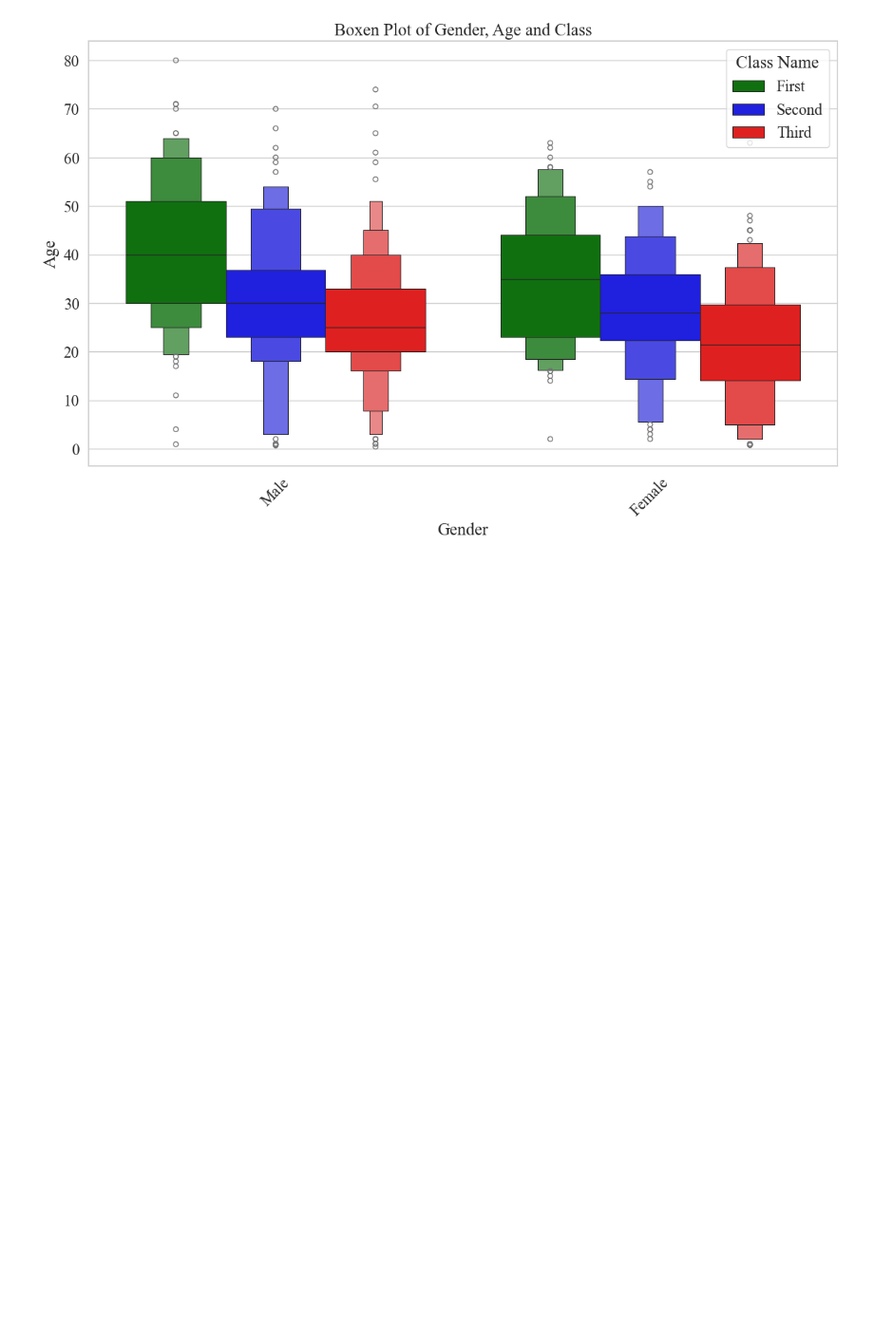
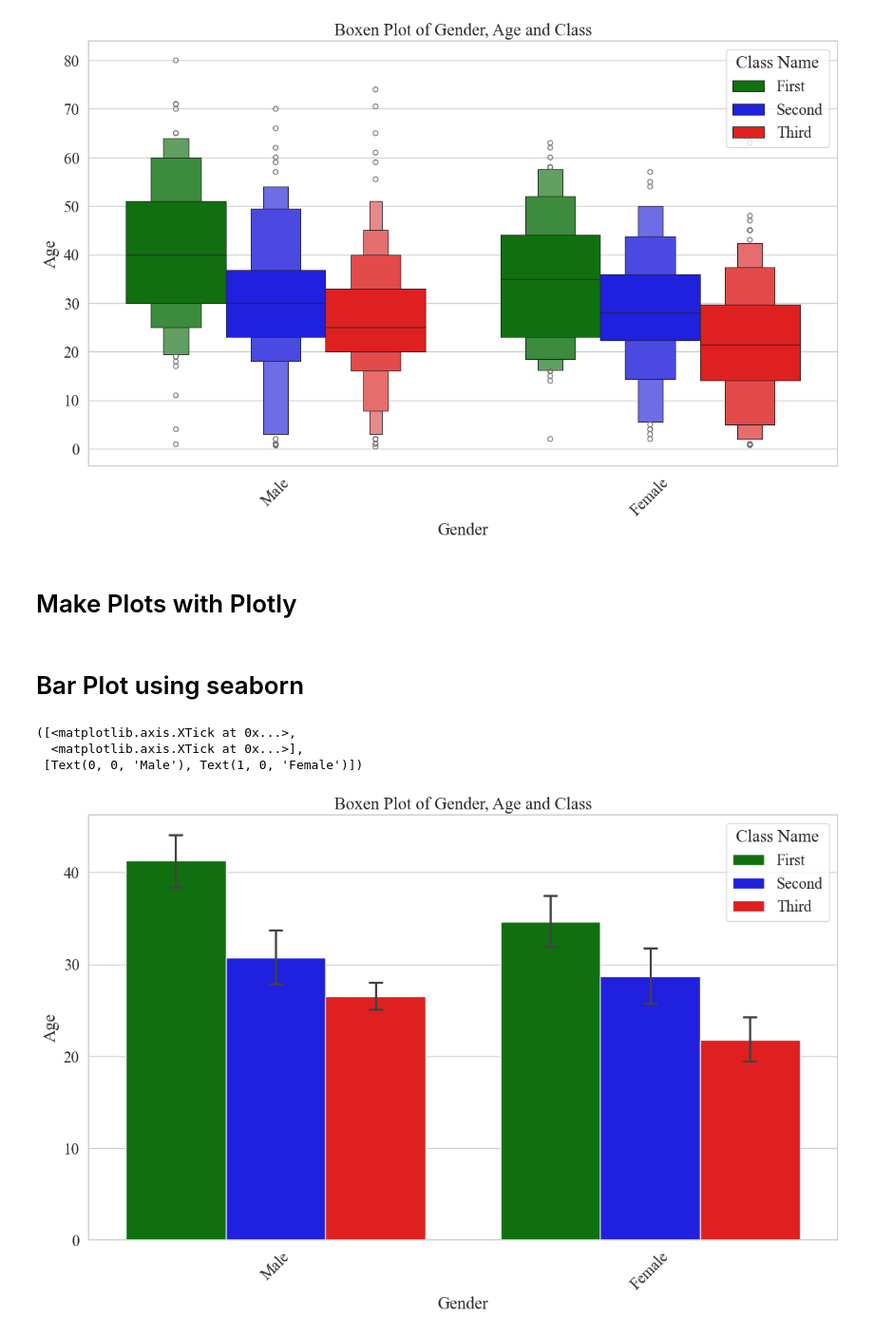
Before and after one commit to mnsair/AI-AND-DS, a Jupyter notebook: Code/dotIPYNB/23_P3_Plotting_SeaBorn_library.ipynb, the cells around one changed output. Shown at 95% size. Cells and saved outputs as stored; diff of their text form; code cells hidden in the pictures; blank space fills up the shorter version.

```diff
--- a/Code/23_P3_Plotting_SeaBorn_library.ipynb
+++ b/Code/dotIPYNB/23_P3_Plotting_SeaBorn_library.ipynb
@@ -178,3 +178,5 @@ plt.xticks(ticks=[0,1], labels=['Male', 'Female'],rotation=45)
 plt.savefig(r'C:\Users\mnsai\Desktop\Python\AI-and-DS\Output\Plots\boxed_titanic.svg') #SVG good to zoom-in as high as needed.
 # %% [output]
 [figure]
+# %% [markdown]
+# Make Plots with Plotly
@@ -180,0 +188,27 @@ plt.savefig(r'C:\Users\mnsai\Desktop\Python\AI-and-DS\Output\Plots\boxed_titanic
+# %% [markdown]
+# Bar Plot using seaborn
+# %%
+sns.set_theme(style='whitegrid', font_scale=1.5, font= 'Times New Roman') # set_theme() it self will also work, one can set font, stype, and other things inside the ()
+plt.figure(figsize=(14,8))
+# you can put colors in palette or you can caeate palette as below and set palette = palette
+palette = {'First':'green', 'Second':'blue','Third': 'red'}
+sns.barplot(x='sex', y='age', data=df, hue='class',palette=palette, capsize=0.1)
+plt.xlabel('Gender')
+plt.ylabel('Age')
+plt.title("Boxen Plot of Gender, Age and Class")
+
+# chagne legend position and title
+plt.legend(loc='upper right', title= 'Class Name')
+
+#change the x-ticks labels
+# plt.xticks(rotation=45)  # Rotates ticks by 45 degrees
+plt.xticks(ticks=[0,1], labels=['Male', 'Female'],rotation=45)
+
+# # add caps to the error bars
+# plt.errorbar(x=[0,1], y=[25,30], yerr=[2,3], fmt='none', capsize=5, color='red')
+# cap size added in line 5
+# %% [output]
+([<matplotlib.axis.XTick at 0x...>,
+  <matplotlib.axis.XTick at 0x...>],
+ [Text(0, 0, 'Male'), Text(1, 0, 'Female')])
+[figure, added]
```
Also changed, not shown: parts of 3 cells of this notebook, 13 other files.
